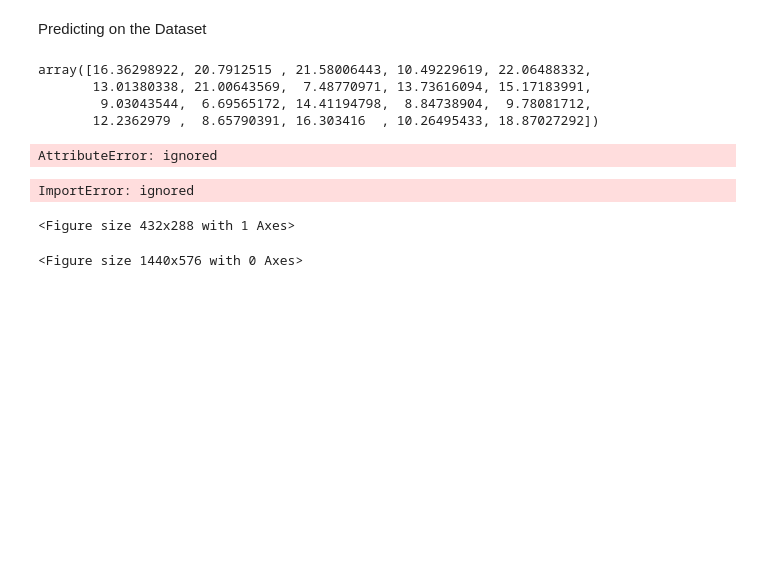
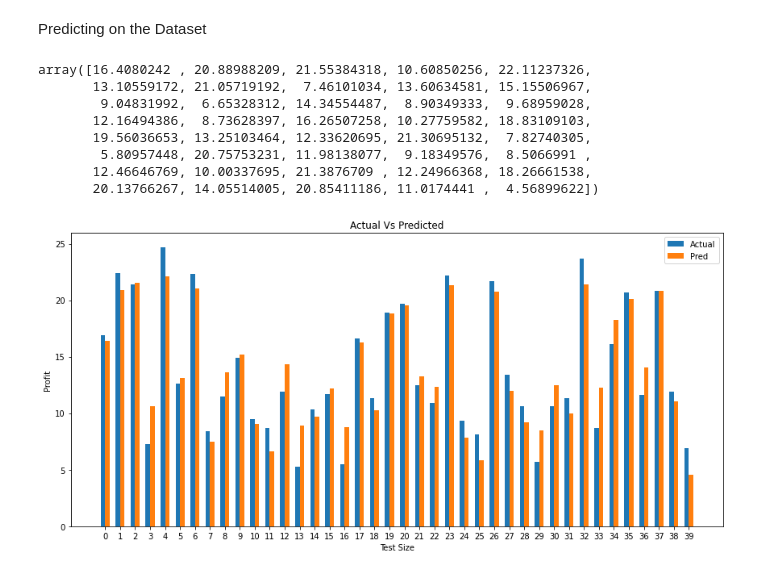
Before and after one commit to saubhagyamaurya/MachineLearning, a Jupyter notebook: MultipuleLinearRegression1.ipynb, the cells around one changed output. Cells and saved outputs as stored; diff of their text form; code cells hidden in the pictures; blank space fills up the shorter version.

```diff
--- a/MultipuleLinearRegression1.ipynb
+++ b/MultipuleLinearRegression1.ipynb
@@ -90,7 +90,7 @@ X = si.fit_transform(X)
 Spliting the Dataset Into test and train
 # %%
 from sklearn.model_selection import train_test_split
-X_train,X_test,y_train,y_test = train_test_split(X,y, test_size = 0.1, random_state = 42)
+X_train,X_test,y_train,y_test = train_test_split(X,y, test_size = 0.2, random_state = 42)
 # %% [markdown]
 Fitting MRL to the Training Dataset
 # %%
@@ -105,32 +105,36 @@ Predicting on the Dataset
 y_pred = regressor.predict(X_test)
 y_pred
 # %% [output]
-array([16.36298922, 20.7912515 , 21.58006443, 10.49229619, 22.06488332,
-       13.01380338, 21.00643569,  7.48770971, 13.73616094, 15.17183991,
-        9.03043544,  6.69565172, 14.41194798,  8.84738904,  9.78081712,
-       12.2362979 ,  8.65790391, 16.303416  , 10.26495433, 18.87027292])
+array([16.4080242 , 20.88988209, 21.55384318, 10.60850256, 22.11237326,
+       13.10559172, 21.05719192,  7.46101034, 13.60634581, 15.15506967,
+        9.04831992,  6.65328312, 14.34554487,  8.90349333,  9.68959028,
+       12.16494386,  8.73628397, 16.26507258, 10.27759582, 18.83109103,
+       19.56036653, 13.25103464, 12.33620695, 21.30695132,  7.82740305,
+        5.80957448, 20.75753231, 11.98138077,  9.18349576,  8.5066991 ,
+       12.46646769, 10.00337695, 21.3876709 , 12.24966368, 18.26661538,
+       20.13766267, 14.05514005, 20.85411186, 11.0174441 ,  4.56899622])
 # %%
 import matplotlib.pyplot as plt
 x = np.arange(len(y_test))
 width = 0.30
 
-fig, ax = plt.subplots()
-fig = plt.figure(figsize=(20, 8))
+fig, ax = plt.subplots(figsize=(12,6))
+
 
 rects1 = ax.bar(x-width/2, y_test, width, label = 'Actual')
 rects2 = ax.bar(x+width/2, y_pred, width, label = 'Pred')
 
 ax.set_ylabel('Profit')
-ax.set_title('Predict Vs Actual')
+ax.set_xlabel('Test Size')
+ax.set_title('Actual Vs Predicted')
 ax.legend()
 
-ax.bar_label(rects1,padding = 5)
-ax.bar_label(rects2,padding = 5)
+df = pd.DataFrame({'Actual':y_test,'Predicted':y_pred})
 
+#ax.bar_label(rects1,padding = 3)
+#ax.bar_label(rects2,padding = 3)
+plt.xticks(list(range(0,40)))
 fig.tight_layout()
 plt.show()
 # %% [output]
-AttributeError: ignored
-ImportError: ignored
-<Figure size 432x288 with 1 Axes>
-<Figure size 1440x576 with 0 Axes>
+[figure, added]
```
Also changed, not shown: parts of 1 cell of this notebook.
